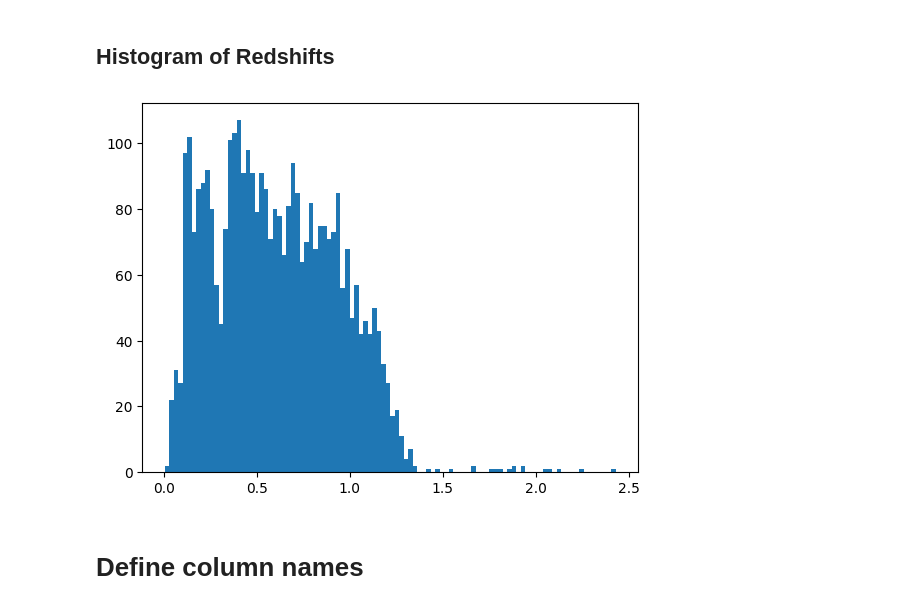
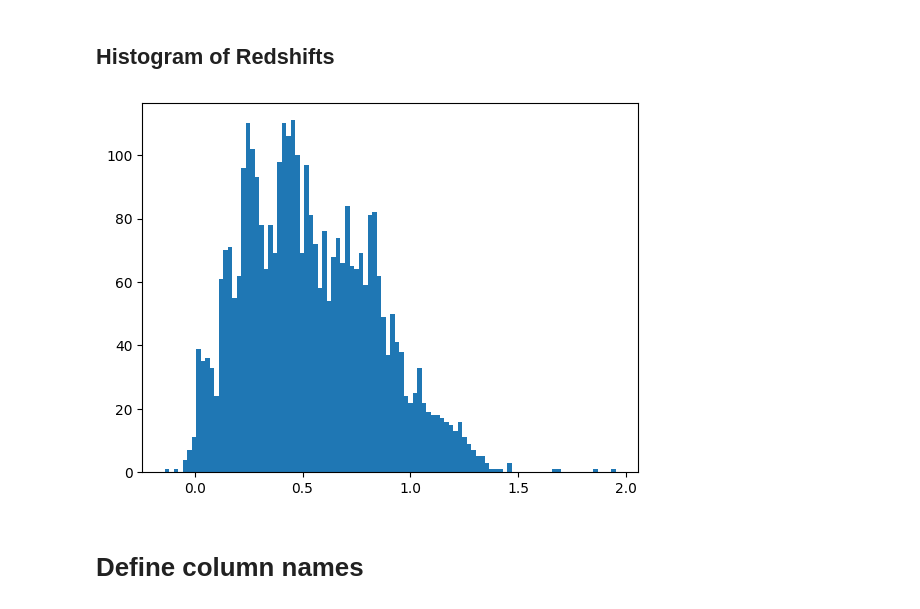
Before and after one commit to theWebTardigrade/fundamental-properties-of-EMU-radio-sources, a Jupyter notebook: code/7_EMU_Cigale.ipynb, the cells around one changed output. Drawn from its saved outputs; the diff is of its cells as text; code cells hidden in the pictures.

```diff
--- a/code/7_EMU_Cigale.ipynb
+++ b/code/7_EMU_Cigale.ipynb
@@ -57,13 +57,16 @@ A value is trying to be set on a copy of a slice from a DataFrame
 
 See the caveats in the documentation: https://pandas.pydata.org/pandas-docs/stable/user_guide/indexing.html#returning-a-view-versus-a-copy
   catalog_matches_noMags_full.dropna(inplace=True)
+# %%
+nonemu_path = '/home/polaris/Lab_Astro/data/cigale/nonemu_data/nonemu_data_sample.csv'
+nonemu_data = pd.read_csv(nonemu_path)
 # %% [markdown]
 ## Histogram of Redshifts
 # %%
-plt.hist(catalog_matches_noMags_full['DESY6_dnf_z'], bins = 100)
+plt.hist(nonemu_data['DESY6_dnf_z'], bins = 100)
 plt.show()
 # %% [output]
-[figure, old version]
+[figure, new version]
 # %% [markdown]
 # Define column names
 # %%
```
Also changed, not shown: parts of 4 cells of this notebook, 2 other files.
